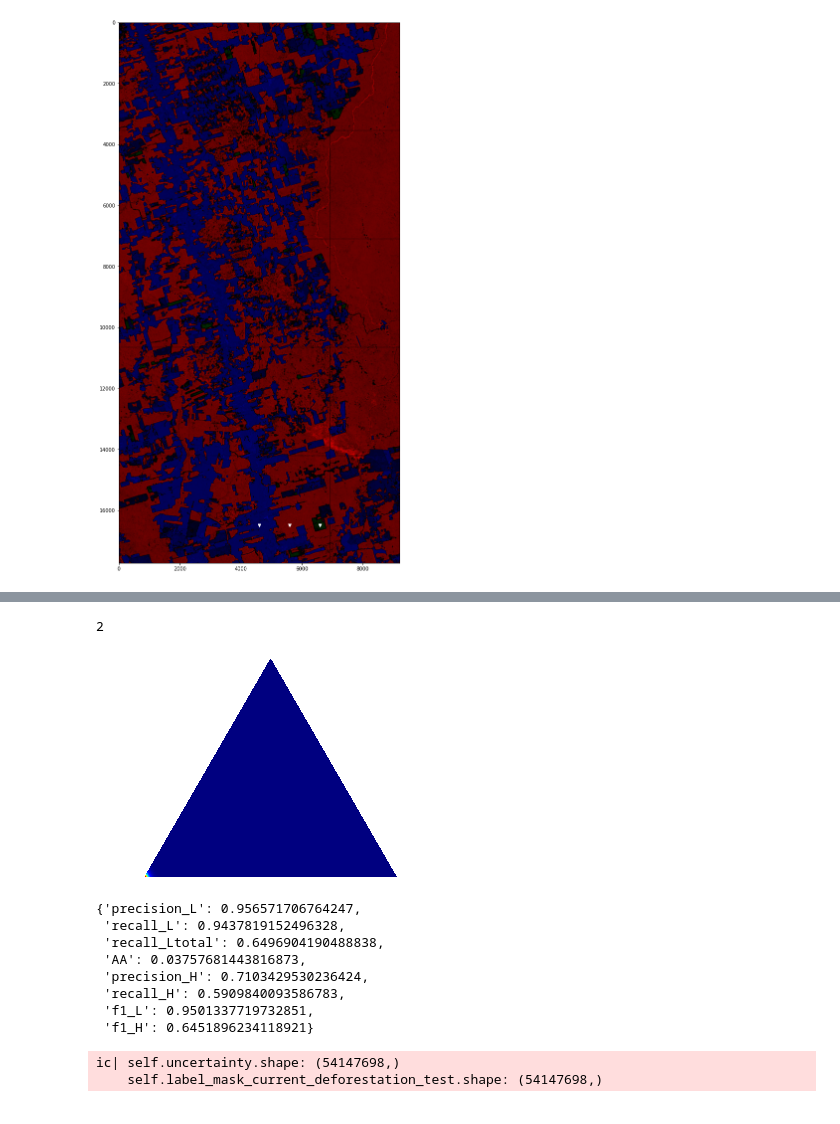
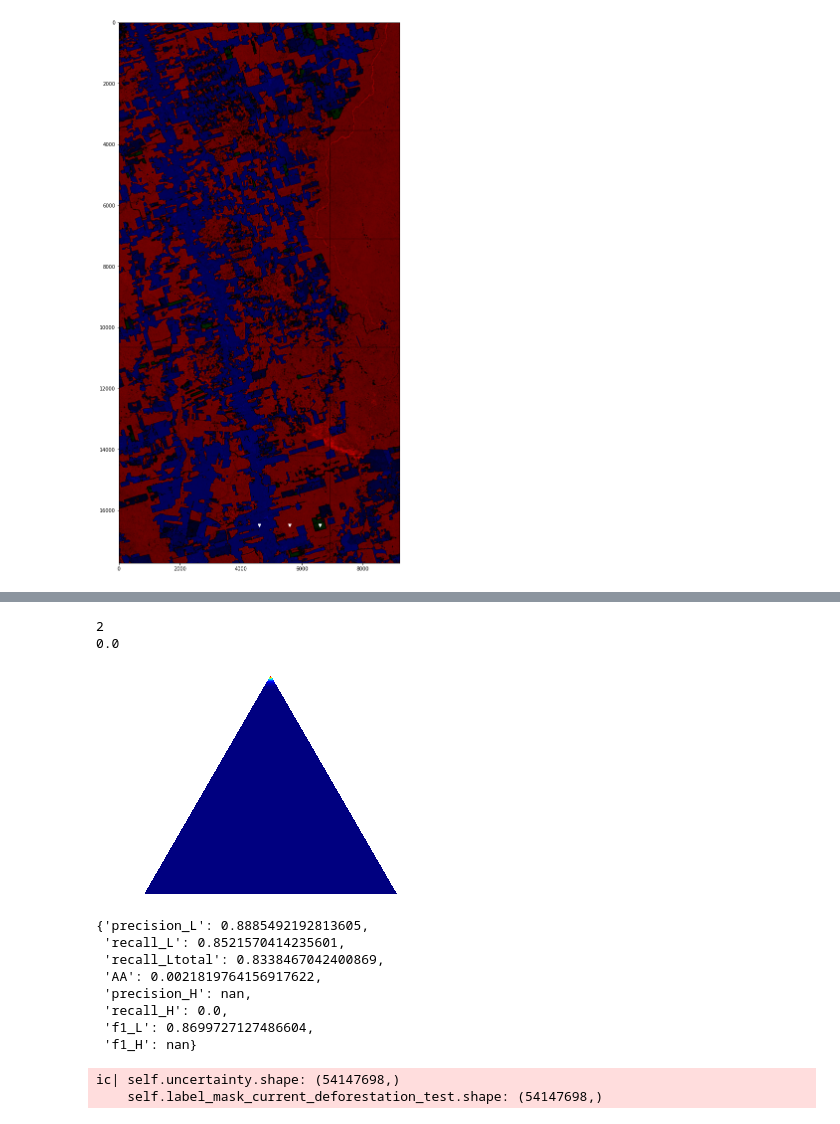
Before and after one commit to DiMorten/deforestation_uncertainty, a Jupyter notebook: train_evidential.ipynb, the cells around one changed output, grey strips where cells are left out. Drawn from its saved outputs; the diff is of its cells as text; code cells hidden in the pictures.

```diff
--- a/train_evidential.ipynb
+++ b/train_evidential.ipynb
@@ -29,7 +29,7 @@ uncertaintyMethod = "evidential"
 # %%
 
 config = {
-	"training": False,
+	"training": True,
 	"learning_rate": 1e-3, # 1e-3
 	#"learning_rate": 1e-5, # 1e-3
 	"weights": [0.1, 0.9, 0],
@@ -78,8 +78,8 @@ else:
 # exp = 155
 exp = 155 # relu
 # exp = 171 # softsign
-exp = 173
-# exp = 186
+## exp = 173
+exp = 187
 
 # if config["training"] == True:
 # trainer = TrainerEvidentialUEO(config, dataset, patchesHandler)
@@ -600,5 +551,0 @@ def getMassFcn(self, alpha = [5, 5, 5]):
-# %%
-
-import types
-
-trainer.getMassFcn = types.MethodType(getMassFcn, trainer)
@@ -689,5 +551,0 @@ def getUncertaintyMetrics(self):
-# %%
-
-import types
-
-trainer.getUncertaintyMetrics = types.MethodType(getUncertaintyMetrics, trainer)
@@ -782,32 +653,34 @@ plt.plot(4600, 16500, marker='v', color="white")
 # %%
 row, col = (16500, 5600)
+row, col = (16500, 6600)
+row, col = (16500, 4600)
 # %%
 # trainer.predicted_unpad[2500, 7300]
 
 # trainer.predicted_unpad[16500, 6600]
 # trainer.predicted_unpad[16500, 5600]
 
-trainer.predicted_unpad[row, col]
-trainer.label_mask[row, col]
+print(trainer.label_mask[row, col])
+print(trainer.predicted_unpad[row, col])
+trainer.getMassFcn(trainer.alpha_unpad[row, col])
 # %% [output]
 2
+0.0
+[figure, added]
 # %%
 # trainer.getMassFcn(trainer.alpha_reconstructed[2500,7300])
 # trainer.getMassFcn(trainer.alpha_unpad[16500,6600])
-trainer.getMassFcn(trainer.alpha_unpad[16500,5600])
-# %% [output]
-[figure, removed]
 # %%
 trainer.m
 # %% [output]
-{'precision_L': 0.956571706764247,
- 'recall_L': 0.9437819152496328,
- 'recall_Ltotal': 0.6496904190488838,
- 'AA': 0.03757681443816873,
- 'precision_H': 0.7103429530236424,
- 'recall_H': 0.5909840093586783,
- 'f1_L': 0.9501337719732851,
- 'f1_H': 0.6451896234118921}
+{'precision_L': 0.8885492192813605,
+ 'recall_L': 0.8521570414235601,
+ 'recall_Ltotal': 0.8338467042400869,
+ 'AA': 0.0021819764156917622,
+ 'precision_H': nan,
+ 'recall_H': 0.0,
+ 'f1_L': 0.8699727127486604,
+ 'f1_H': nan}
 # %%
 trainer.getUncertaintyAAValues()
 # %% [output]
```
Also changed, not shown: parts of 10 cells of this notebook, 3 other files.
